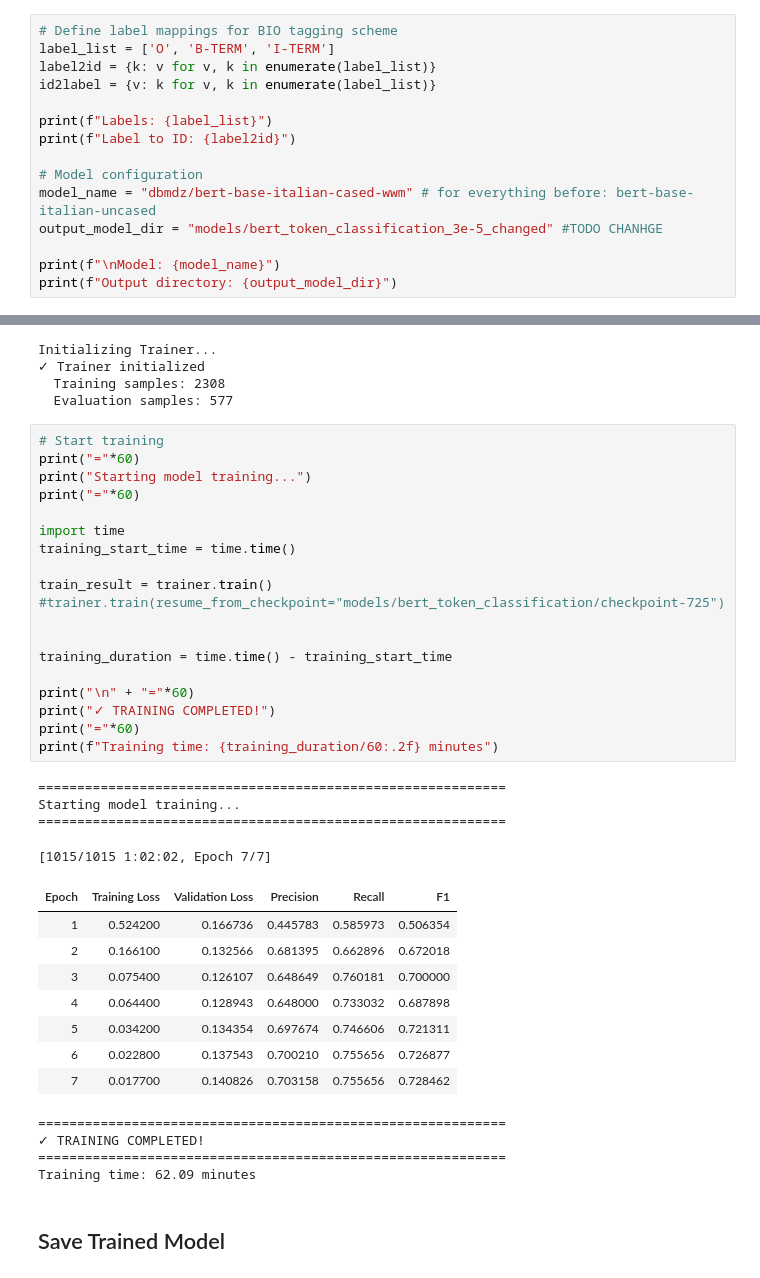
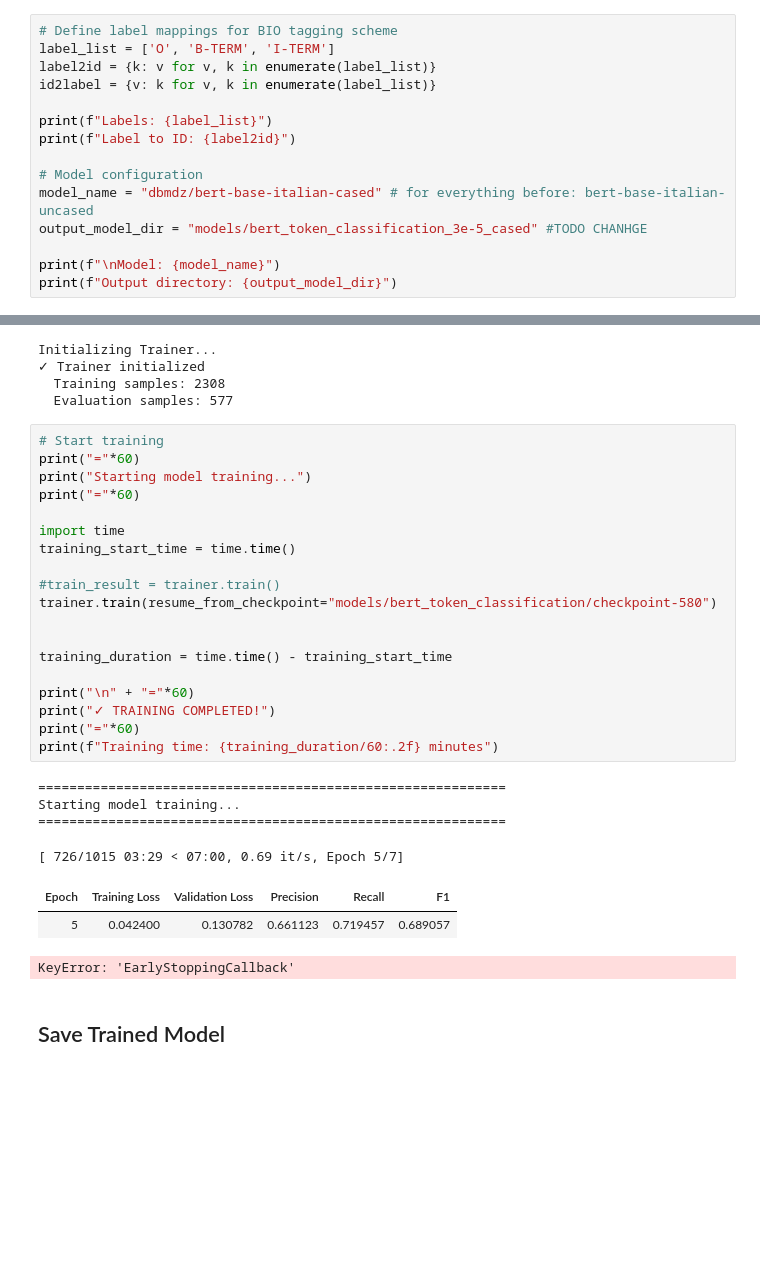
Before and after one commit to sofiamaule/ATE-IT_SofiaMaule, a Jupyter notebook: src/bert_term_extraction_extended.ipynb, the cells around one changed output, grey strips where cells are left out. Cells and saved outputs as stored; diff of their text form; blank space fills up the shorter version.

Commit message:
new spacy+bert experiments

```diff
--- a/src/bert_term_extraction_extended.ipynb
+++ b/src/bert_term_extraction_extended.ipynb
@@ -45,8 +45,8 @@ print(f"Labels: {label_list}")
 print(f"Label to ID: {label2id}")
 
 # Model configuration
-model_name = "dbmdz/bert-base-italian-cased-wwm" # for everything before: bert-base-italian-uncased
-output_model_dir = "models/bert_token_classification_3e-5_changed" #TODO CHANHGE
+model_name = "dbmdz/bert-base-italian-cased" # for everything before: bert-base-italian-uncased
+output_model_dir = "models/bert_token_classification_3e-5_cased" #TODO CHANHGE
 
 print(f"\nModel: {model_name}")
 print(f"Output directory: {output_model_dir}")
@@ -639,39 +638,30 @@ Initializing Trainer...
 # %%
 # Start training
 print("="*60)
 print("Starting model training...")
 print("="*60)
 
 import time
 training_start_time = time.time()
 
-train_result = trainer.train()
-#trainer.train(resume_from_checkpoint="models/bert_token_classification/checkpoint-725")
+#train_result = trainer.train()
+trainer.train(resume_from_checkpoint="models/bert_token_classification/checkpoint-580")
 
 
 training_duration = time.time() - training_start_time
 
 print("\n" + "="*60)
 print("✓ TRAINING COMPLETED!")
 print("="*60)
 print(f"Training time: {training_duration/60:.2f} minutes")
 # %% [output]
 ============================================================
 Starting model training...
 ============================================================
-[1015/1015 1:02:02, Epoch 7/7]
+[ 726/1015 03:29 < 07:00, 0.69 it/s, Epoch 5/7]
 | Epoch | Training Loss | Validation Loss | Precision | Recall | F1 |
-| 1 | 0.524200 | 0.166736 | 0.445783 | 0.585973 | 0.506354 |
-| 2 | 0.166100 | 0.132566 | 0.681395 | 0.662896 | 0.672018 |
-| 3 | 0.075400 | 0.126107 | 0.648649 | 0.760181 | 0.700000 |
-| 4 | 0.064400 | 0.128943 | 0.648000 | 0.733032 | 0.687898 |
-| 5 | 0.034200 | 0.134354 | 0.697674 | 0.746606 | 0.721311 |
-| 6 | 0.022800 | 0.137543 | 0.700210 | 0.755656 | 0.726877 |
-| 7 | 0.017700 | 0.140826 | 0.703158 | 0.755656 | 0.728462 |
+| 5 | 0.042400 | 0.130782 | 0.661123 | 0.719457 | 0.689057 |
-============================================================
-✓ TRAINING COMPLETED!
-============================================================
-Training time: 62.09 minutes
+KeyError: 'EarlyStoppingCallback'
 # %% [markdown]
 ## Save Trained Model
 # %%
```
Also changed, not shown: parts of 8 cells of this notebook, 15 other files.
